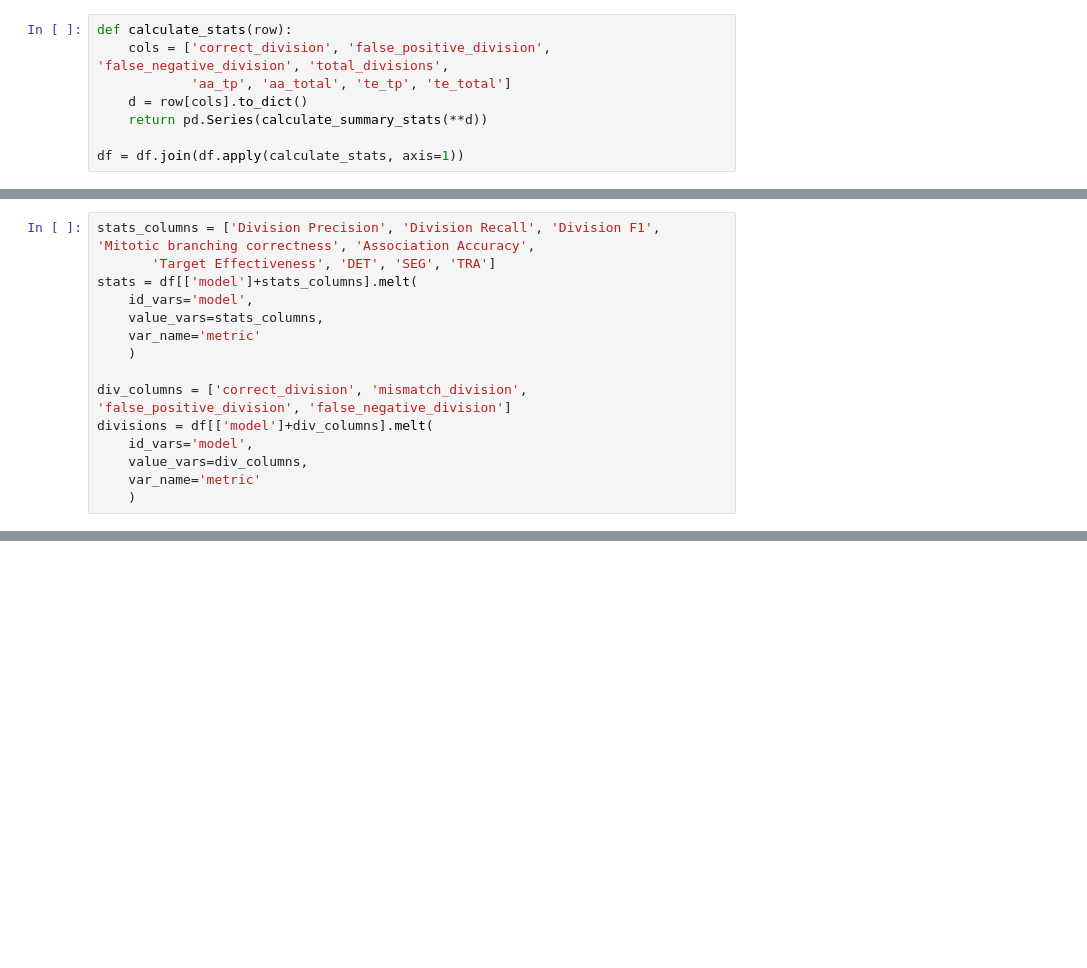
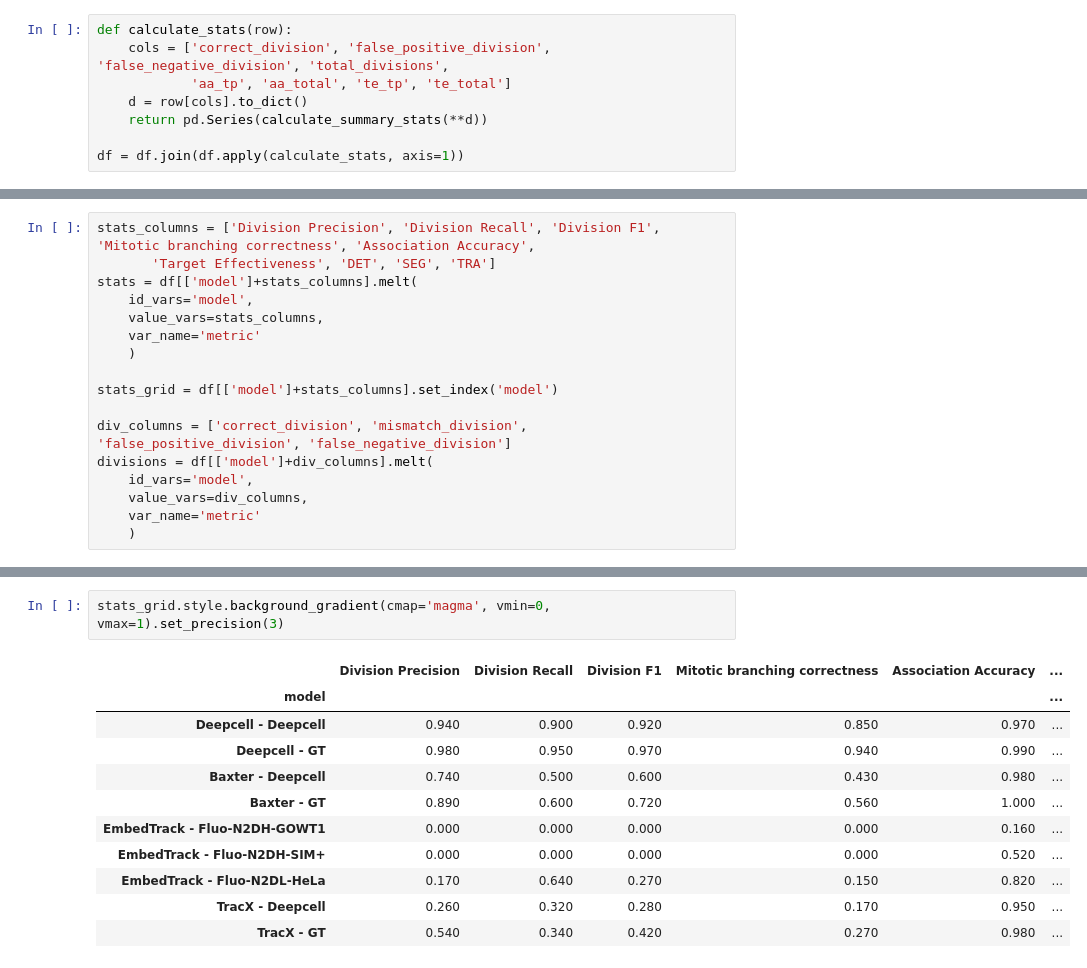
Before and after one commit to vanvalenlab/Caliban-2024_Schwartz_et_al, a Jupyter notebook: figures/competitor-benchmarking.ipynb, the cells around one changed output, grey strips where cells are left out. Cells and saved outputs as stored; diff of their text form; blank space fills up the shorter version.

```diff
--- a/figures/competitor-benchmarking.ipynb
+++ b/figures/competitor-benchmarking.ipynb
@@ -73,6 +61,8 @@ stats = df[['model']+stats_columns].melt(
     var_name='metric'
     )
 
+stats_grid = df[['model']+stats_columns].set_index('model')
+
 div_columns = ['correct_division', 'mismatch_division', 'false_positive_division', 'false_negative_division']
 divisions = df[['model']+div_columns].melt(
     id_vars='model',
@@ -116,0 +109,14 @@ plt.legend(bbox_to_anchor=(1.04, 1), loc="upper left")
+# %%
+stats_grid.style.background_gradient(cmap='magma', vmin=0, vmax=1).set_precision(3)
+# %% [output]
+|  | Division Precision | Division Recall | Division F1 | Mitotic branching correctness | Association Accuracy | ... |
+| model |  |  |  |  |  | ... |
+| Deepcell - Deepcell | 0.940 | 0.900 | 0.920 | 0.850 | 0.970 | ... |
+| Deepcell - GT | 0.980 | 0.950 | 0.970 | 0.940 | 0.990 | ... |
+| Baxter - Deepcell | 0.740 | 0.500 | 0.600 | 0.430 | 0.980 | ... |
+| Baxter - GT | 0.890 | 0.600 | 0.720 | 0.560 | 1.000 | ... |
+| EmbedTrack - Fluo-N2DH-GOWT1 | 0.000 | 0.000 | 0.000 | 0.000 | 0.160 | ... |
+| EmbedTrack - Fluo-N2DH-SIM+ | 0.000 | 0.000 | 0.000 | 0.000 | 0.520 | ... |
+| EmbedTrack - Fluo-N2DL-HeLa | 0.170 | 0.640 | 0.270 | 0.150 | 0.820 | ... |
+| TracX - Deepcell | 0.260 | 0.320 | 0.280 | 0.170 | 0.950 | ... |
+| TracX - GT | 0.540 | 0.340 | 0.420 | 0.270 | 0.980 | ... |
```
Also changed, not shown: parts of 10 cells of this notebook, 8 other files.
